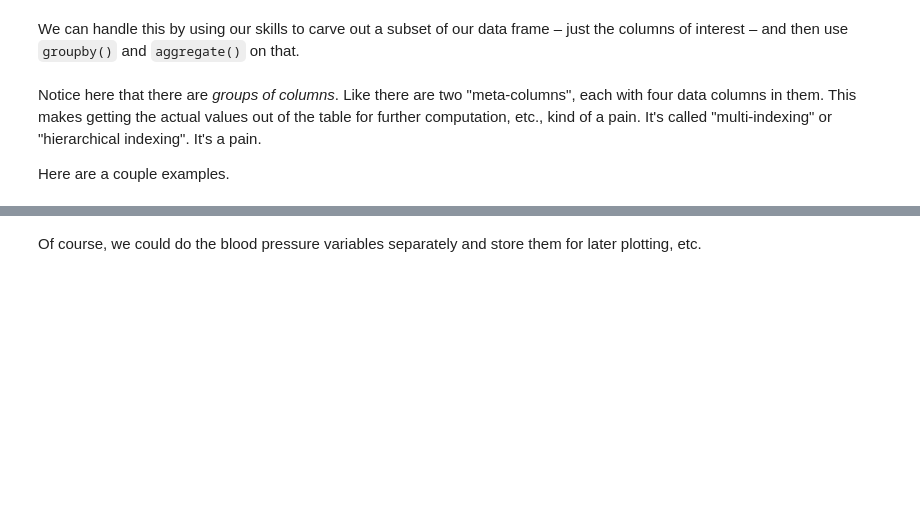
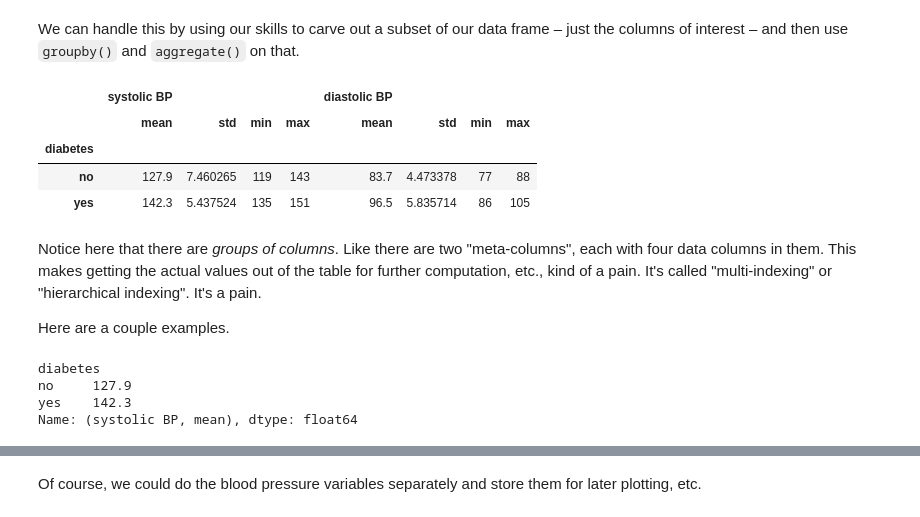
Before and after one commit to mrfrmtz/FDSPython, a Jupyter notebook: tutorial018-Pandas-Advanced-WorkingWithData.ipynb, the cells around one changed output, grey strips where cells are left out. Drawn from its saved outputs; the diff is of its cells as text; code cells hidden in the pictures; blank space fills up the shorter version.

```diff
--- a/tutorial018-Pandas-Advanced-WorkingWithData.ipynb
+++ b/tutorial018-Pandas-Advanced-WorkingWithData.ipynb
@@ -499,13 +874,25 @@ Okay, what's going on here? First, we got a lot of information out. Second, we g
 We can handle this by using our skills to carve out a subset of our data frame – just the columns of interest – and then use `groupby()` and `aggregate()` on that.
 # %%
 temp_df = new_df[['systolic BP', 'diastolic BP', 'diabetes']]        # make a data frame with only the columns we want
-our_summary = temp_df.groupby('diabetes').aggregate(['mean', 'std', 'min', 'max'])     # compute stuff on those columns
+our_summary = temp_df.groupby('diabetes').aggregate(['mean',
+                                                     'std', 'min', 'max'])     # compute stuff on those columns
 our_summary
+# %% [output]
+|  | systolic BP |  |  |  | diastolic BP |  |  |  |
+|  | mean | std | min | max | mean | std | min | max |
+| diabetes |  |  |  |  |  |  |  |  |
+| no | 127.9 | 7.460265 | 119 | 143 | 83.7 | 4.473378 | 77 | 88 |
+| yes | 142.3 | 5.437524 | 135 | 151 | 96.5 | 5.835714 | 86 | 105 |
 # %% [markdown]
 Notice here that there are *groups of columns*. Like there are two "meta-columns", each with four data columns in them. This makes getting the actual values out of the table for further computation, etc., kind of a pain. It's called "multi-indexing" or "hierarchical indexing". It's a pain.
 
 Here are a couple examples.
 # %%
 our_summary[("systolic BP", "mean")]
+# %% [output]
+diabetes
+no     127.9
+yes    142.3
+Name: (systolic BP, mean), dtype: float64
 # %%
 our_summary.loc[("no")]
```
Also changed, not shown: parts of 69 cells of this notebook, 1 other file.
